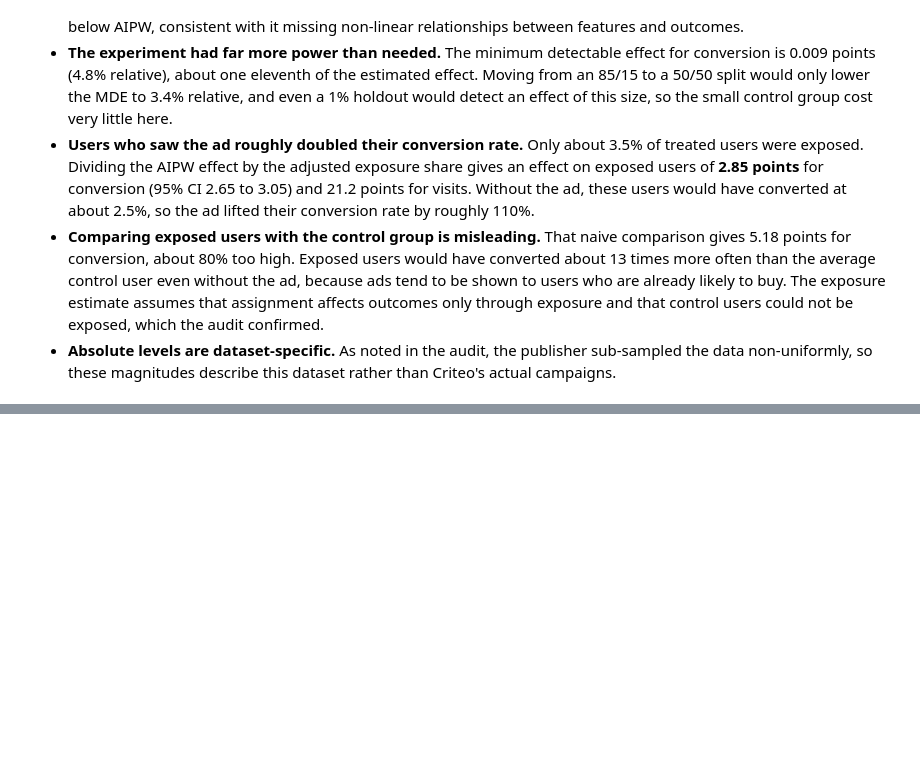
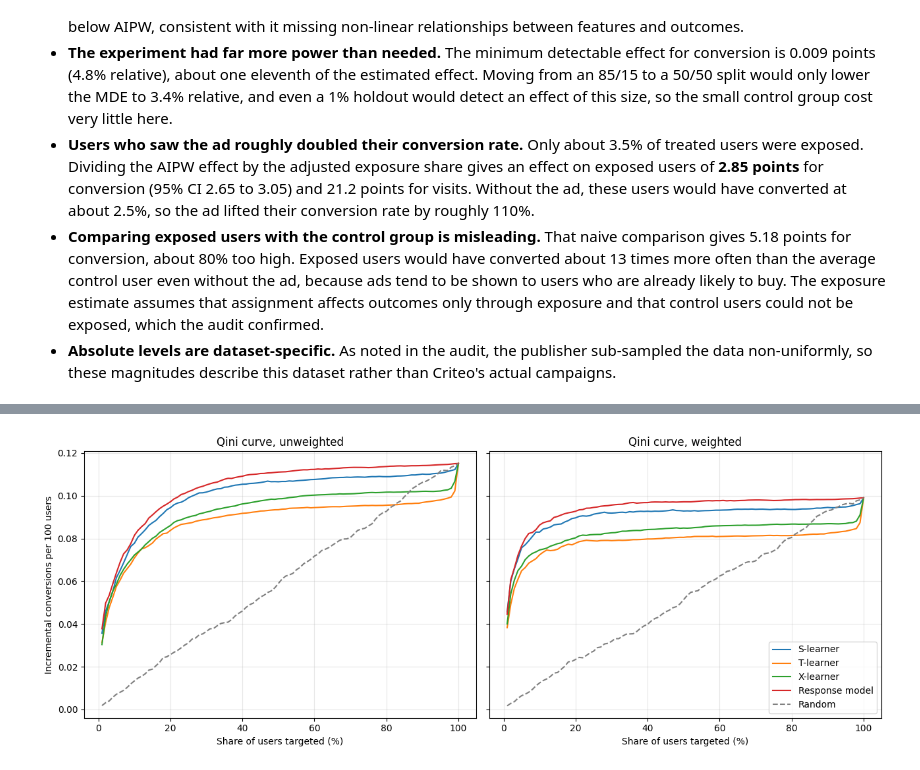
Before and after one commit to LindaZhao-neu/criteo-uplift-analysis, a Jupyter notebook: notebooks/criteo_uplift_analysis.ipynb, the cells around one changed output, grey strips where cells are left out. Drawn from its saved outputs; the diff is of its cells as text; code cells hidden in the pictures; blank space fills up the shorter version.

Commit message:
dd uplift modeling: meta-learners, Qini evaluation, bootstrap

```diff
--- a/notebooks/criteo_uplift_analysis.ipynb
+++ b/notebooks/criteo_uplift_analysis.ipynb
@@ -858,0 +878,18 @@ Exposure share if treated, adjusted: 3.5264%
+# %%
+UPLIFT_OUTCOME = "conversion"
+
+strata = df["treatment"].to_numpy() * 2 + df[UPLIFT_OUTCOME].to_numpy()
+train_idx, test_idx = train_test_split(
+    df.index.to_numpy(), test_size=0.5, stratify=strata, random_state=SEED,
+)
+del strata
+
+for name, idx in [("Train", train_idx), ("Test", test_idx)]:
+    part = df.loc[idx]
+    t = part["treatment"] == 1
+    print(
+        f"{name}: {len(part):,} users | "
+        f"treated {t.mean():.2%} | "
+        f"conversions treated {part.loc[t, UPLIFT_OUTCOME].sum():,} | "
+        f"conversions control {part.loc[~t, UPLIFT_OUTCOME].sum():,}"
+    )
@@ -858,0 +989,63 @@ Exposure share if treated, adjusted: 3.5264%
+# %%
+GRID = np.linspace(0.01, 1.0, 100)
+
+def uplift_curve(score, t, y, w):
+    order = np.argsort(-score, kind="stable")
+    t, y, w = t[order], y[order], w[order]
+    wt, wc = w * t, w * (1 - t)
+    cum_wt, cum_wc = np.cumsum(wt), np.cumsum(wc)
+    cum_yt, cum_yc = np.cumsum(wt * y), np.cumsum(wc * y)
+    k = np.round(GRID * len(y)).astype(int) - 1
+    uplift = cum_yt[k] / cum_wt[k] - cum_yc[k] / cum_wc[k]
+    return uplift * GRID  # incremental conversions per user in the population
+
+def qini_summary(gain):
+    x = np.concatenate([[0], GRID])
+    g = np.concatenate([[0], gain])
+    total = gain[-1]
+    area = np.trapz(g - x * total, x)
+    row = {"qini_coef": area / total}
+    for share in [0.1, 0.2, 0.3, 0.5]:
+        row[f"captured_top_{int(share * 100)}%"] = gain[int(round(share * 100)) - 1] / total
+    return row
+
+t_arr = test["treatment"].to_numpy(dtype=np.float64)
+y_arr = test[UPLIFT_OUTCOME].to_numpy(dtype=np.float64)
+e_te = np.clip(test["e_hat"].to_numpy(), 0.01, 0.99)
+weights = {
+    "unweighted": np.ones(len(test)),
+    "weighted": t_arr / e_te + (1 - t_arr) / (1 - e_te),
+}
+
+rng = np.random.default_rng(SEED)
+scores = {m: test[m].to_numpy() for m in MODELS}
+scores["random"] = rng.random(len(test))
+
+curves, rows = {}, []
+for wname, w in weights.items():
+    for m, s in scores.items():
+        gain = uplift_curve(s, t_arr, y_arr, w)
+        curves[(wname, m)] = gain
+        rows.append({"weighting": wname, "model": m, **qini_summary(gain)})
+
+qini_table = pd.DataFrame(rows).set_index(["weighting", "model"])
+for wname in weights:
+    print(f"Total effect on test set ({wname}): {curves[(wname, 'random')][-1]:.4%}")
+display(qini_table.style.format("{:.3f}"))
+
+fig, axes = plt.subplots(1, 2, figsize=(13, 5), sharey=True)
+labels = {"s_learner": "S-learner", "t_learner": "T-learner", "x_learner": "X-learner",
+          "response": "Response model", "random": "Random"}
+for ax, wname in zip(axes, weights):
+    for m in scores:
+        style = dict(color="grey", linestyle="--") if m == "random" else {}
+        ax.plot(GRID * 100, curves[(wname, m)] * 100, label=labels[m], **style)
+    ax.set_title(f"Qini curve, {wname}")
+    ax.set_xlabel("Share of users targeted (%)")
+    ax.grid(alpha=0.3)
+axes[0].set_ylabel("Incremental conversions per 100 users")
+axes[1].legend()
+plt.tight_layout()
+plt.savefig("/kaggle/working/qini_curves.png", dpi=150, bbox_inches="tight")
+plt.show()
+# %% [output]
@@ -858,0 +1066 @@ Exposure share if treated, adjusted: 3.5264%
+[figure, added]
```
Also changed, not shown: parts of 17 cells of this notebook.
